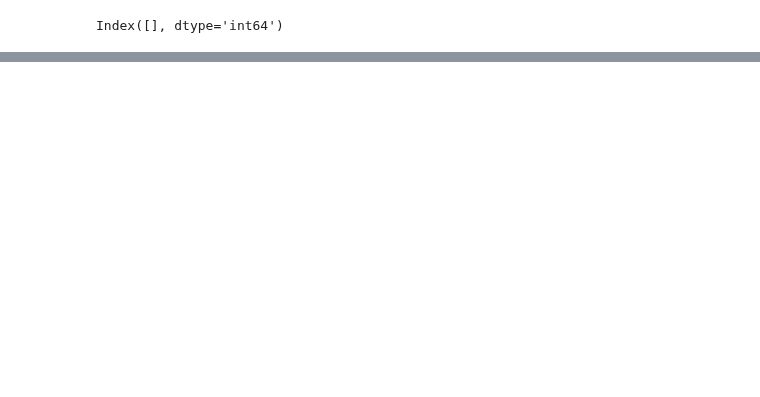
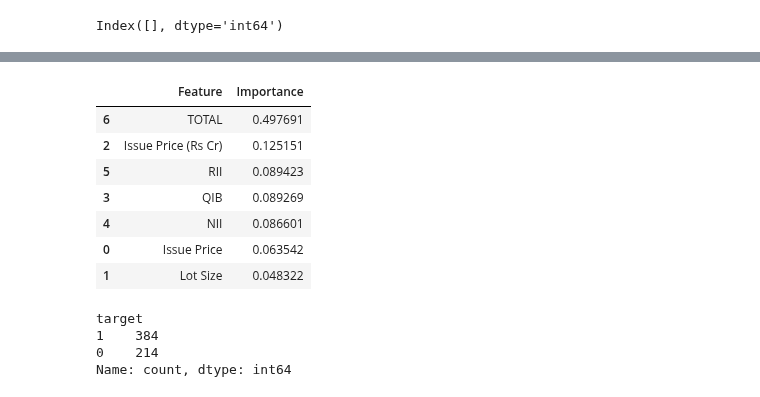
Before and after one commit to quicksid/IPO_Prediction_week3, a Jupyter notebook: Untitled.ipynb, the cells around one changed output, grey strips where cells are left out. Drawn from its saved outputs; the diff is of its cells as text; code cells hidden in the pictures; blank space fills up the shorter version.

```diff
--- a/Untitled.ipynb
+++ b/Untitled.ipynb
@@ -135,0 +199,47 @@ numpy.ndarray
+# %%
+# Load the udf dataframe into final fd dataframe
+fd = udf.copy()
+
+# List of skewed columns based on the histograms to apply transoformations
+skewed_cols = ['Issue Price', 'Lot Size', 'Issue Price (Rs Cr)', 'QIB', 'NII', 'RII', 'TOTAL']
+
+for col in skewed_cols:
+    if (fd[col] <= 0).any():
+        # Apply a log transformation with an offset to handle zero and negative values
+        # The offset of 1 is used to ensure all values are positive
+        fd[col] = np.log1p(fd[col] + 1)
+    else:
+        # Apply the Box-Cox transformation since all values are positive
+        fd[col], fitted_lambda = boxcox(fd[col])
+# %%
+# Separate features and target
+X = fd.drop('target', axis=1)
+y = fd['target']
+
+# Train a random forest regressor to get feature importance
+model = RandomForestRegressor()
+model.fit(X, y)
+importances = model.feature_importances_
+feature_importances = pd.DataFrame({'Feature': X.columns, 'Importance': importances})
+feature_importances = feature_importances.sort_values(by='Importance', ascending=False)
+feature_importances
+# %% [output]
+|  | Feature | Importance |
+| 6 | TOTAL | 0.497691 |
+| 2 | Issue Price (Rs Cr) | 0.125151 |
+| 5 | RII | 0.089423 |
+| 3 | QIB | 0.089269 |
+| 4 | NII | 0.086601 |
+| 0 | Issue Price | 0.063542 |
+| 1 | Lot Size | 0.048322 |
+# %%
+# Convert the target column into Factor type
+fd['target'] = fd['target'].factorize()[0]
+
+# Check for available target values
+print(fd['target'].value_counts())
+# %% [output]
+target
+1    384
+0    214
+Name: count, dtype: int64
```
Also changed, not shown: parts of 19 cells of this notebook, 4 other files.
